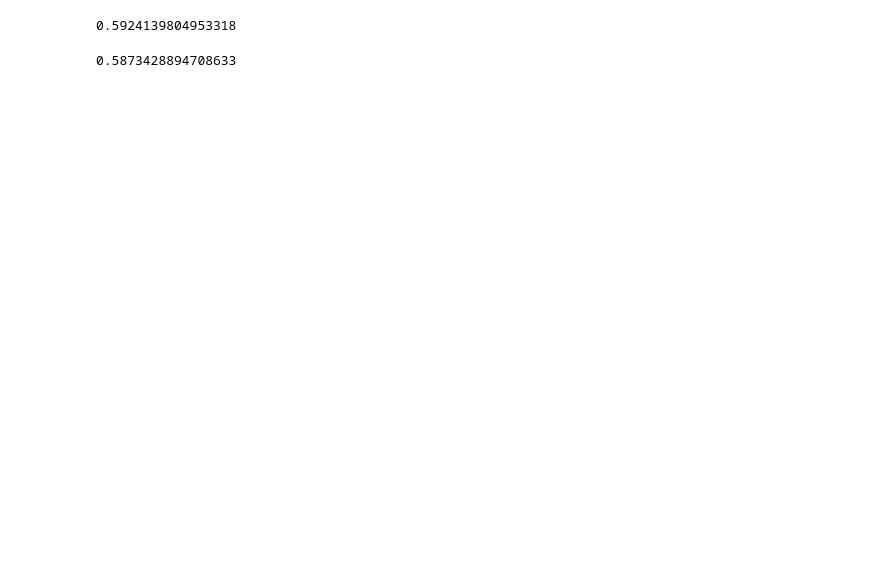
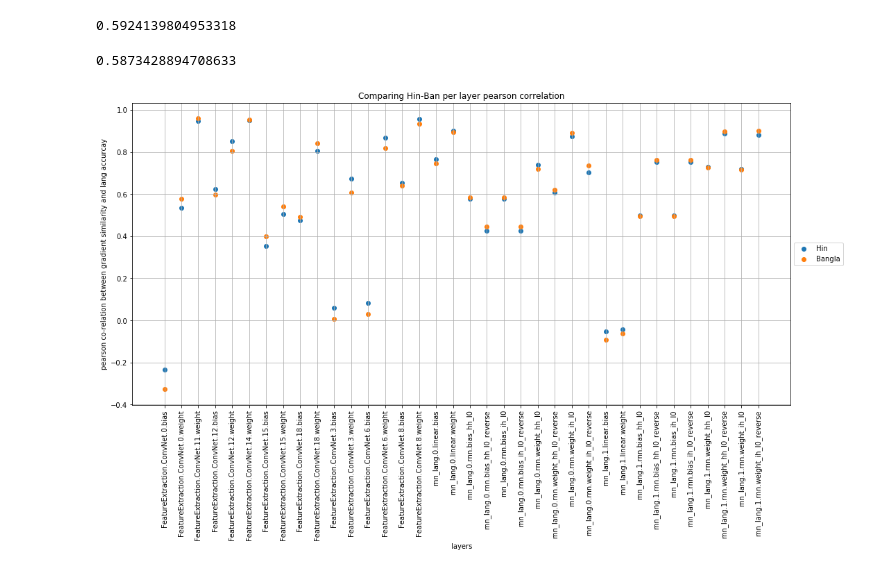
Before and after one commit to rahzaazhar/PAN-PSEnet, a Jupyter notebook: Recognition/GradViz.ipynb, the cells around one changed output. Saved outputs shown, nothing was run; the diff lists cells and outputs as text; code cells hidden in the pictures; blank space fills up the shorter version.

Commit message:
added pearson correlation visualisation

```diff
--- a/Recognition/GradViz.ipynb
+++ b/Recognition/GradViz.ipynb
@@ -18,18 +18,16 @@ acc_AB_B = [5.591,19.441,28.463,29.352,35.070,31.258,36.595,32.656,36.595,36.341
 acc_BH_B = [8.259,29.860,36.849,37.357,41.550,39.517,43.456,42.058,42.313,45.743]
 acc_BH_H = [8.418,34.056,38.903,45.281,45.153,45.918,47.449,48.214,48.214,47.959]
 # %%
-p_arabacc = []
-p_banacc_AB = []
-i=0
+p_arabacc = {}
+p_banacc_AB = {}
 print('gradient cosine and accuracy Correlation scores for ARAB-BAN\n')
 for name,sims in grad_sims.items():
-    p_arabacc.append(pearsonr(np.array(acc_AB_A),np.array(sims))[0])
-    p_banacc_AB.append(pearsonr(np.array(acc_AB_B),np.array(sims))[0])
+    p_arabacc[name]=pearsonr(np.array(acc_AB_A),np.array(sims))[0]
+    p_banacc_AB[name]=pearsonr(np.array(acc_AB_B),np.array(sims))[0]
     print(name)
-    print('correlation between gradient similarity and arab accuracy:',p_arabacc[i])
-    print('correlation between gradient similarity and ban accuracy:',p_banacc_AB[i])
+    print('correlation between gradient similarity and arab accuracy:',p_arabacc[name])
+    print('correlation between gradient similarity and ban accuracy:',p_banacc_AB[name])
     print()
-    i+=1
 # %% [output]
 gradient cosine and accuracy Correlation scores for ARAB-BAN
 
@@ -49,17 +47,16 @@ rnn_lang.1.linear.bias
 correlation between gradient similarity and arab accuracy: -0.5715869587378727
 correlation between gradient similarity and ban accuracy: -0.4788354810125532
 # %%
-p_hinacc = []
-p_banacc = []
+p_hinacc = {}
+p_banacc = {}
 i = 0
 print('gradient cosine and accuracy Correlation scores for Hin-BAN\n')
 for name,sims in grad_sims1.items():
-    p_hinacc.append(pearsonr(np.array(acc_BH_H),np.array(sims))[0])
-    p_banacc.append(pearsonr(np.array(acc_BH_B),np.array(sims))[0])
+    p_hinacc[name]=pearsonr(np.array(acc_BH_H),np.array(sims))[0]
+    p_banacc[name]=pearsonr(np.array(acc_BH_B),np.array(sims))[0]
     print(name)
-    print('correlation between gradient similarity and hindi accuracy:',p_hinacc[i])
-    print('correlation between gradient similarity and ban accuracy:',p_banacc[i])
-    i = i+1
+    print('correlation between gradient similarity and hindi accuracy:',p_hinacc[name])
+    print('correlation between gradient similarity and ban accuracy:',p_banacc[name])
     print()
 # %% [output]
 gradient cosine and accuracy Correlation scores for Hin-BAN
@@ -112,0 +111,17 @@ sum(p_banacc)/len(p_banacc)
+# %%
+labels = p_hinacc.keys()
+values = p_hinacc.values()
+fig, axs = plt.subplots(figsize=(20,8))
+axs.tick_params(axis='x', rotation=90)
+box = axs.get_position()
+axs.set_title('Comparing Hin-Ban per layer pearson correlation')
+axs.set_position([box.x0, box.y0, box.width * 0.85, box.height])
+plt.scatter(list(labels), list(values),label='Hin')
+plt.scatter(list(labels),list(p_banacc.values()),label='Bangla')
+axs.legend(loc='center left', bbox_to_anchor=(1, 0.5))
+axs.set_xlabel('layers')
+axs.set_ylabel('pearson co-relation between gradient similarity and lang accurcay')
+axs.grid(True)
+plt.show()
+# %% [output]
+[figure, added]
```
Also changed, not shown: parts of 3 cells of this notebook.
